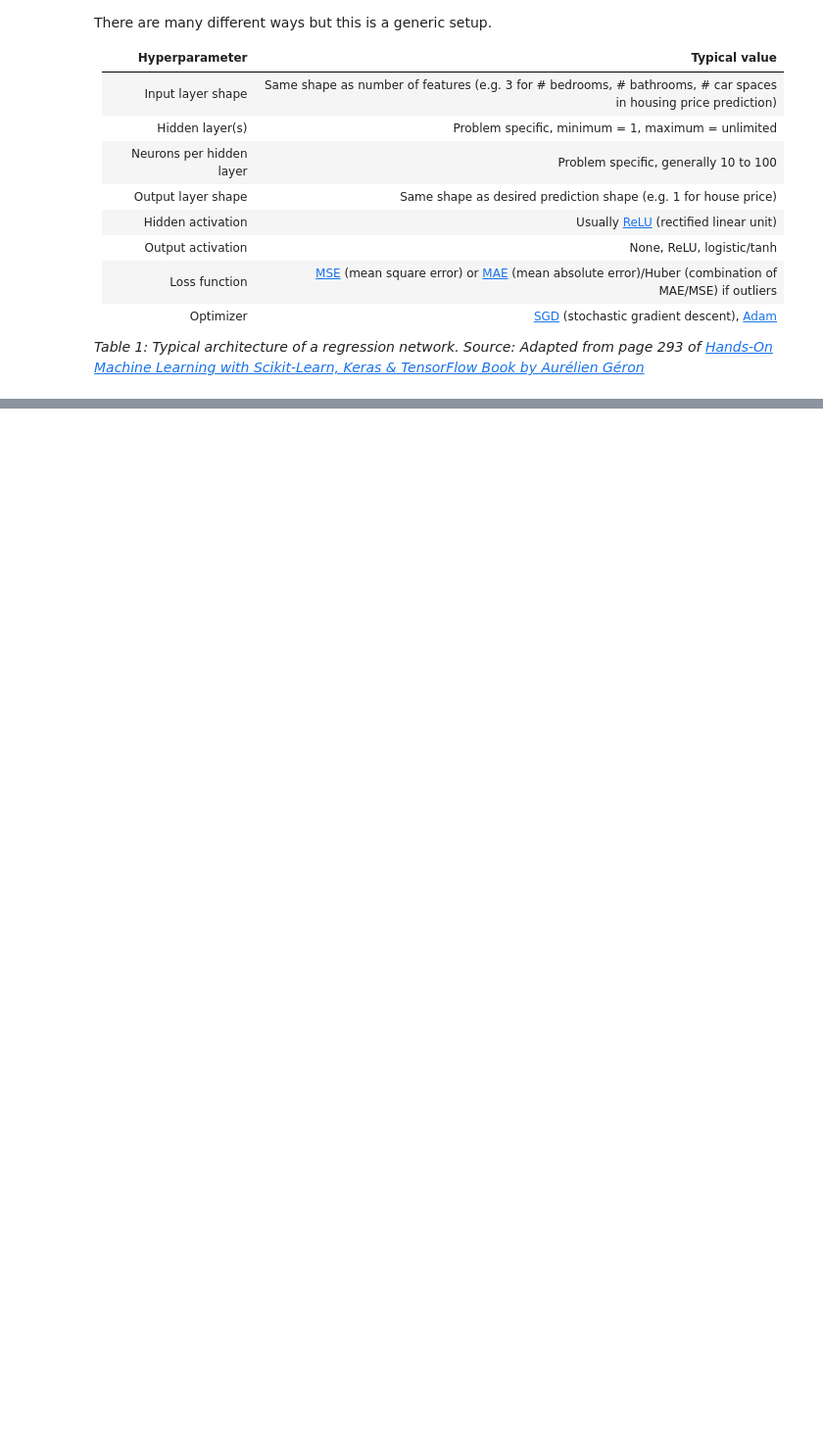
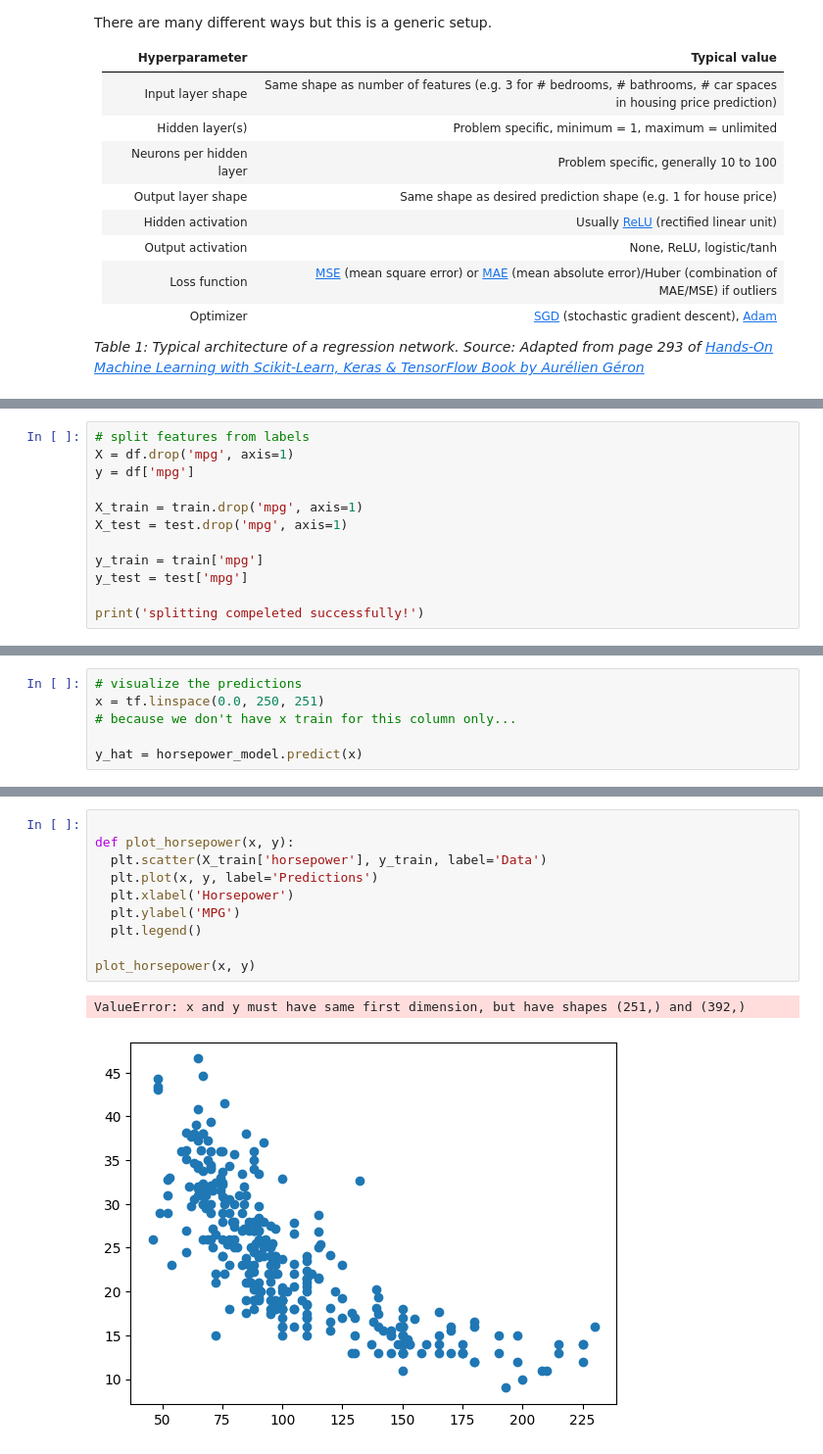
Before and after one commit to mohamedyosef101/learning_area, a Jupyter notebook: TensorFlow/01-Regression.ipynb, the cells around one changed output, grey strips where cells are left out. Shown at 98% size. Drawn from its saved outputs; the diff is of its cells as text; blank space fills up the shorter version.

```diff
--- a/TensorFlow/01-Regression.ipynb
+++ b/TensorFlow/01-Regression.ipynb
@@ -139,0 +125,12 @@ array([[29.27556]], dtype=float32)
+# %%
+# split features from labels
+X = df.drop('mpg', axis=1)
+y = df['mpg']
+
+X_train = train.drop('mpg', axis=1)
+X_test = test.drop('mpg', axis=1)
+
+y_train = train['mpg']
+y_test = test['mpg']
+
+print('splitting compeleted successfully!')
@@ -139,0 +262,6 @@ array([[29.27556]], dtype=float32)
+# %%
+# visualize the predictions
+x = tf.linspace(0.0, 250, 251)
+# because we don't have x train for this column only...
+
+y_hat = horsepower_model.predict(x)
@@ -139,0 +270,13 @@ array([[29.27556]], dtype=float32)
+# %%
+
+def plot_horsepower(x, y):
+  plt.scatter(X_train['horsepower'], y_train, label='Data')
+  plt.plot(x, y, label='Predictions')
+  plt.xlabel('Horsepower')
+  plt.ylabel('MPG')
+  plt.legend()
+
+plot_horsepower(x, y)
+# %% [output]
+ValueError: x and y must have same first dimension, but have shapes (251,) and (392,)
+[figure, added]
```
Also changed, not shown: parts of 36 cells of this notebook.
